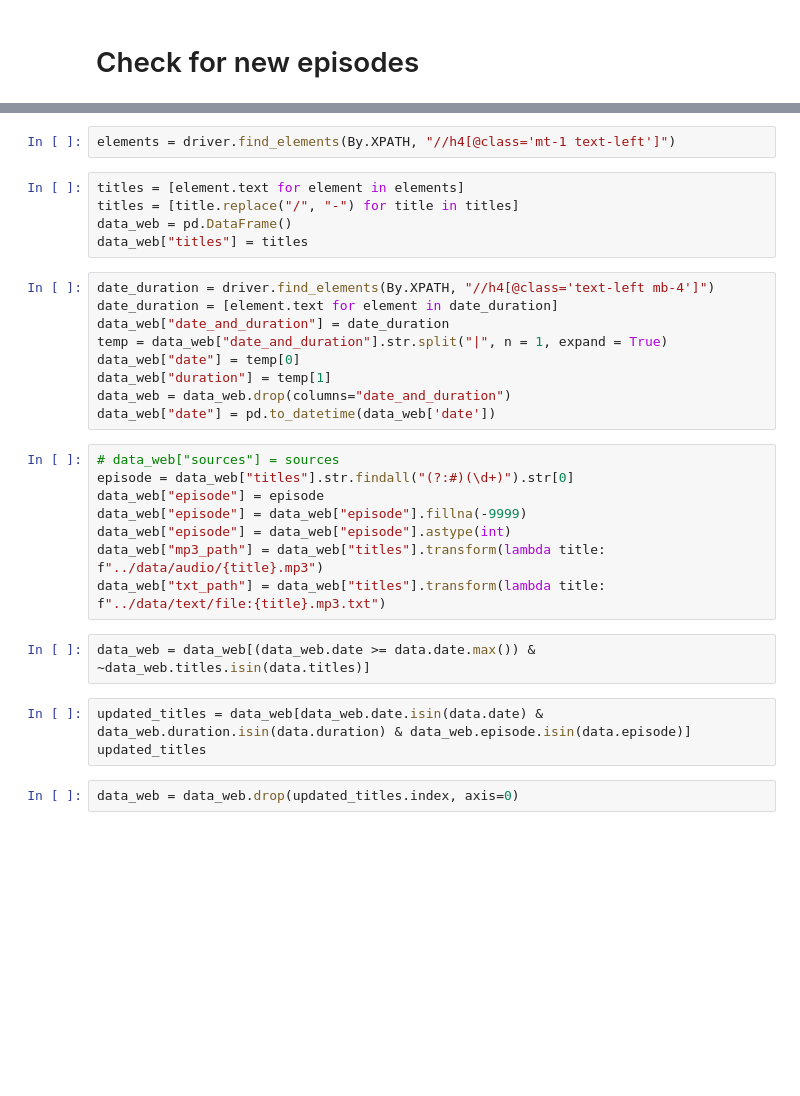
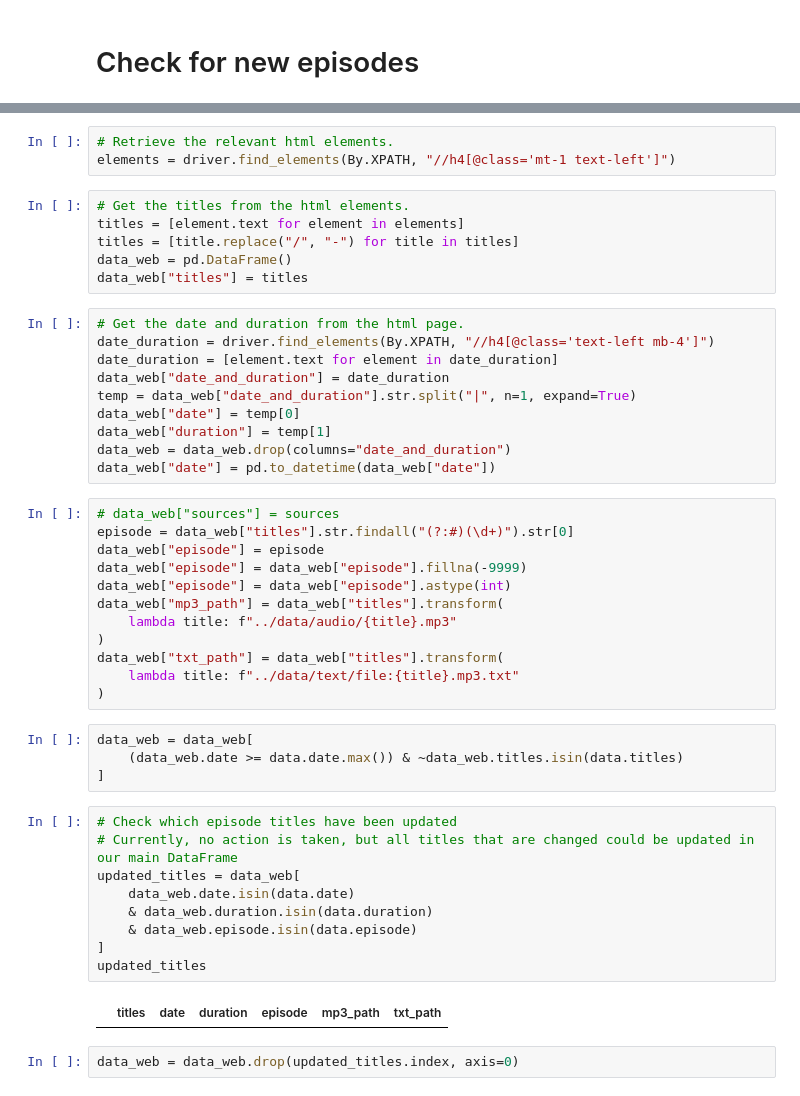
Before and after one commit to avvorstenbosch/Maarten_De_Podcast_Analysis, a Jupyter notebook: extract_data/update_dataset.ipynb, the cells around one changed output, grey strips where cells are left out. Saved outputs shown, nothing was run; the diff lists cells and outputs as text; blank space fills up the shorter version.

```diff
--- a/extract_data/update_dataset.ipynb
+++ b/extract_data/update_dataset.ipynb
@@ -40,32 +54,49 @@ time.sleep(5) # wait for the browser to fully open and load the website
 # %%
+# Retrieve the relevant html elements.
 elements = driver.find_elements(By.XPATH, "//h4[@class='mt-1 text-left']")
 # %%
+# Get the titles from the html elements.
 titles = [element.text for element in elements]
 titles = [title.replace("/", "-") for title in titles]
 data_web = pd.DataFrame()
 data_web["titles"] = titles
 # %%
+# Get the date and duration from the html page.
 date_duration = driver.find_elements(By.XPATH, "//h4[@class='text-left mb-4']")
 date_duration = [element.text for element in date_duration]
 data_web["date_and_duration"] = date_duration
-temp = data_web["date_and_duration"].str.split("|", n = 1, expand = True)
+temp = data_web["date_and_duration"].str.split("|", n=1, expand=True)
 data_web["date"] = temp[0]
 data_web["duration"] = temp[1]
 data_web = data_web.drop(columns="date_and_duration")
-data_web["date"] = pd.to_datetime(data_web['date'])
+data_web["date"] = pd.to_datetime(data_web["date"])
 # %%
 # data_web["sources"] = sources
 episode = data_web["titles"].str.findall("(?:#)(\d+)").str[0]
 data_web["episode"] = episode
 data_web["episode"] = data_web["episode"].fillna(-9999)
 data_web["episode"] = data_web["episode"].astype(int)
-data_web["mp3_path"] = data_web["titles"].transform(lambda title: f"../data/audio/{title}.mp3")
-data_web["txt_path"] = data_web["titles"].transform(lambda title: f"../data/text/file:{title}.mp3.txt")
+data_web["mp3_path"] = data_web["titles"].transform(
+    lambda title: f"../data/audio/{title}.mp3"
+)
+data_web["txt_path"] = data_web["titles"].transform(
+    lambda title: f"../data/text/file:{title}.mp3.txt"
+)
 # %%
-data_web = data_web[(data_web.date >= data.date.max()) & ~data_web.titles.isin(data.titles)]
+data_web = data_web[
+    (data_web.date >= data.date.max()) & ~data_web.titles.isin(data.titles)
+]
 # %%
-updated_titles = data_web[data_web.date.isin(data.date) & data_web.duration.isin(data.duration) & data_web.episode.isin(data.episode)]
+# Check which episode titles have been updated
+# Currently, no action is taken, but all titles that are changed could be updated in our main DataFrame
+updated_titles = data_web[
+    data_web.date.isin(data.date)
+    & data_web.duration.isin(data.duration)
+    & data_web.episode.isin(data.episode)
+]
 updated_titles
+# %% [output]
+|  | titles | date | duration | episode | mp3_path | txt_path |
 # %%
 data_web = data_web.drop(updated_titles.index, axis=0)
 # %% [markdown]
```
Also changed, not shown: parts of 12 cells of this notebook, 5 other files.
